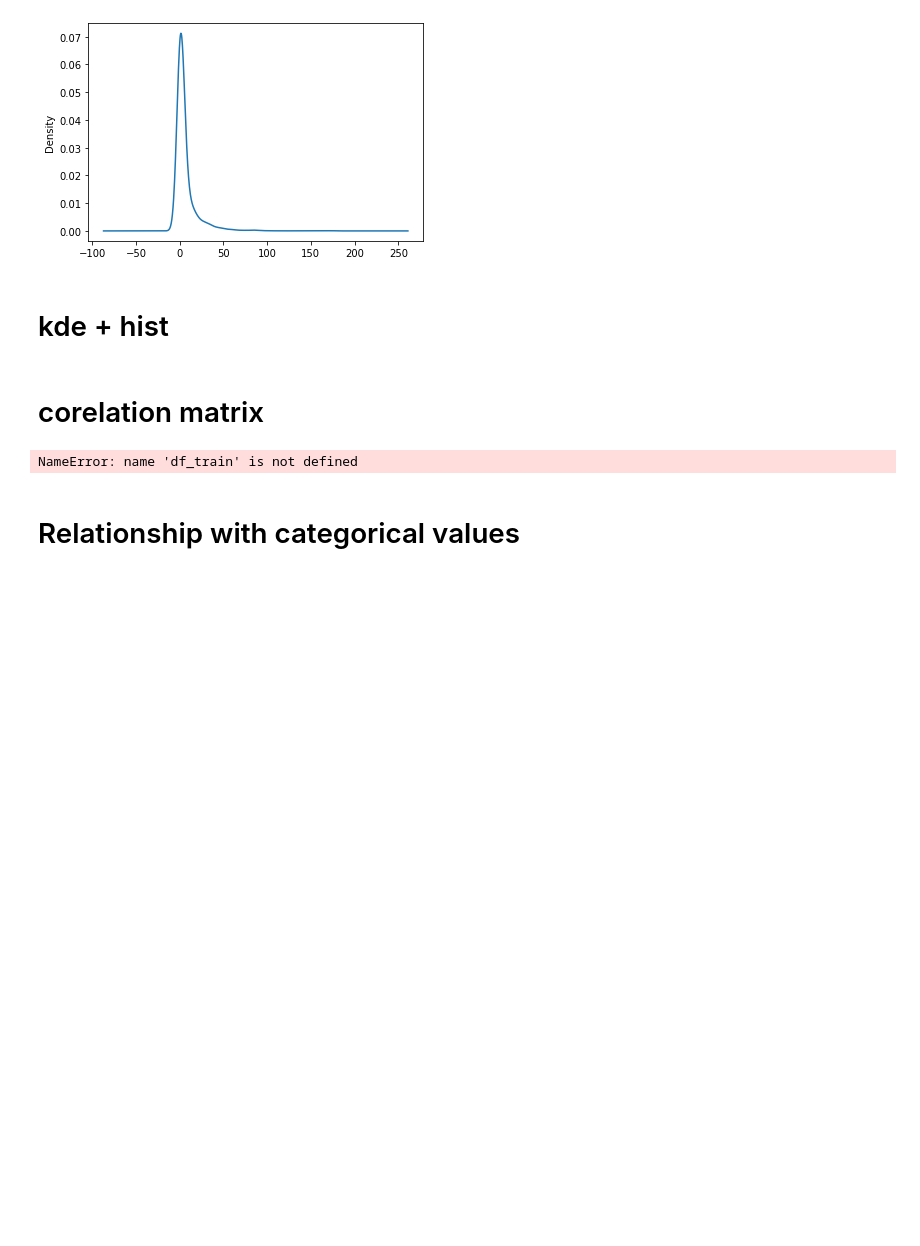
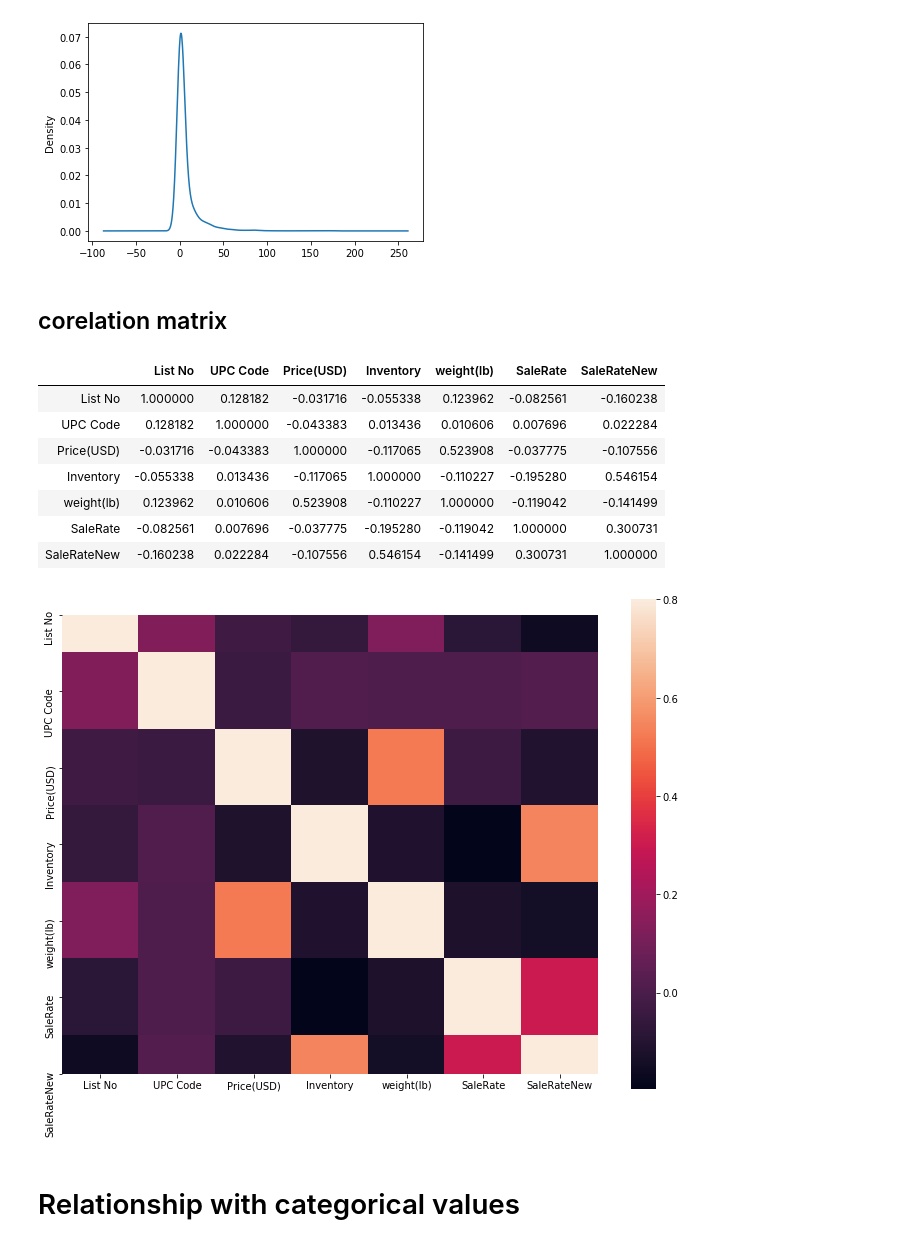
Before and after one commit to Shrikantsamarth/optimization-of-warehouses-by-implementation-of-machine-learning-methodologies, a Jupyter notebook: Thessis/Blowout Prediction.ipynb, the cells around one changed output. Saved outputs shown, nothing was run; the diff lists cells and outputs as text; code cells hidden in the pictures; blank space fills up the shorter version.

```diff
--- a/Thessis/Blowout Prediction.ipynb
+++ b/Thessis/Blowout Prediction.ipynb
@@ -99,5 +113,3 @@ data[ "weight(lb)"].plot.kde(bw_method=0.3)
 # %% [output]
 <matplotlib.axes._subplots.AxesSubplot at 0x...>
 [figure]
-# %% [markdown]
-# kde + hist
@@ -115,12 +116,22 @@ fig.tight_layout()
 # %% [markdown]
-# corelation matrix
+## corelation matrix
 # %%
 #correlation matrix
-corrmat = df_train.corr()
+import seaborn as sns
+corrmat = data.corr()
 f, ax = plt.subplots(figsize=(12, 9))
 sns.heatmap(corrmat, vmax=.8, square=True);
+corrmat
 # %% [output]
-NameError: name 'df_train' is not defined
+|  | List No | UPC Code | Price(USD) | Inventory | weight(lb) | SaleRate | SaleRateNew |
+| List No | 1.000000 | 0.128182 | -0.031716 | -0.055338 | 0.123962 | -0.082561 | -0.160238 |
+| UPC Code | 0.128182 | 1.000000 | -0.043383 | 0.013436 | 0.010606 | 0.007696 | 0.022284 |
+| Price(USD) | -0.031716 | -0.043383 | 1.000000 | -0.117065 | 0.523908 | -0.037775 | -0.107556 |
+| Inventory | -0.055338 | 0.013436 | -0.117065 | 1.000000 | -0.110227 | -0.195280 | 0.546154 |
+| weight(lb) | 0.123962 | 0.010606 | 0.523908 | -0.110227 | 1.000000 | -0.119042 | -0.141499 |
+| SaleRate | -0.082561 | 0.007696 | -0.037775 | -0.195280 | -0.119042 | 1.000000 | 0.300731 |
+| SaleRateNew | -0.160238 | 0.022284 | -0.107556 | 0.546154 | -0.141499 | 0.300731 | 1.000000 |
+[figure, added]
 # %% [markdown]
 # Relationship with categorical values
 # %%
```
Also changed, not shown: parts of 14 cells of this notebook.
